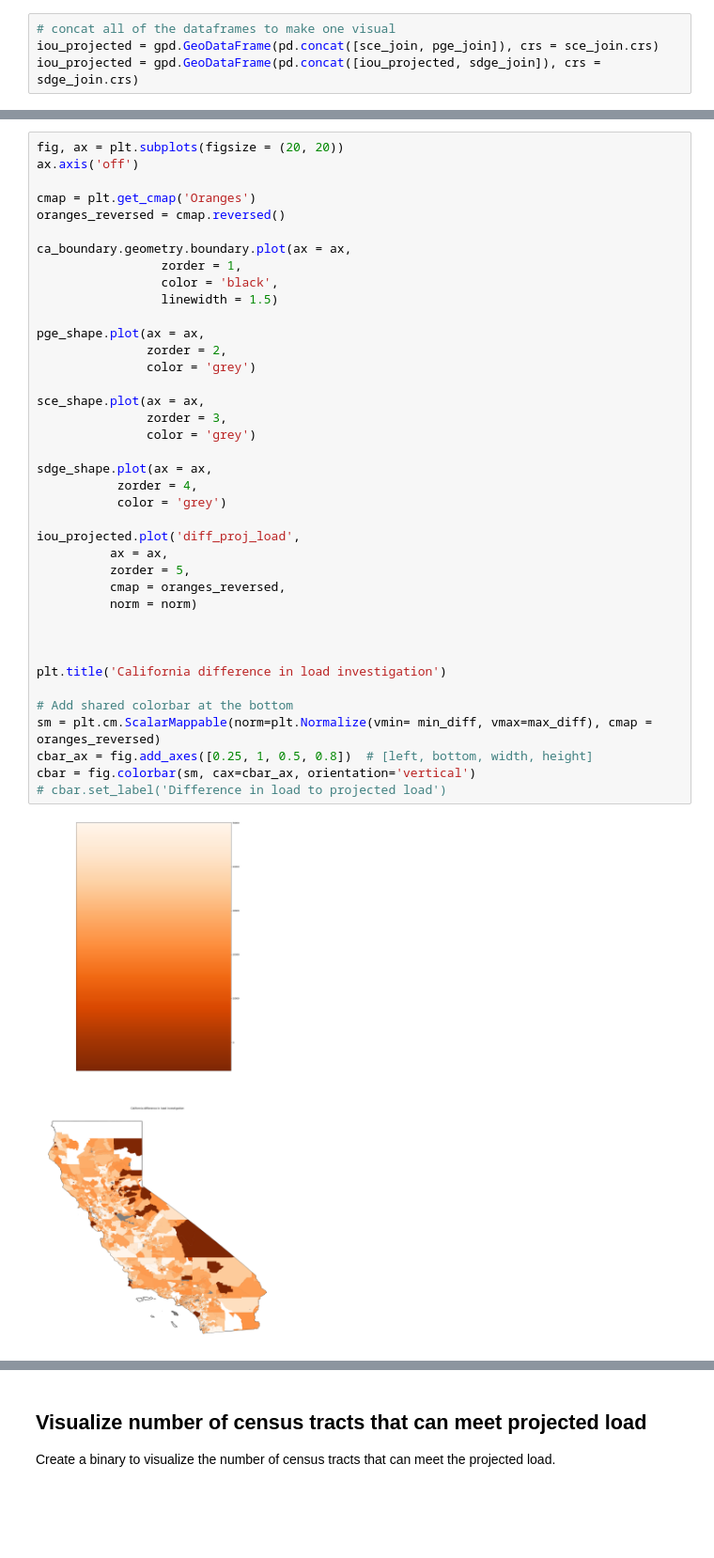
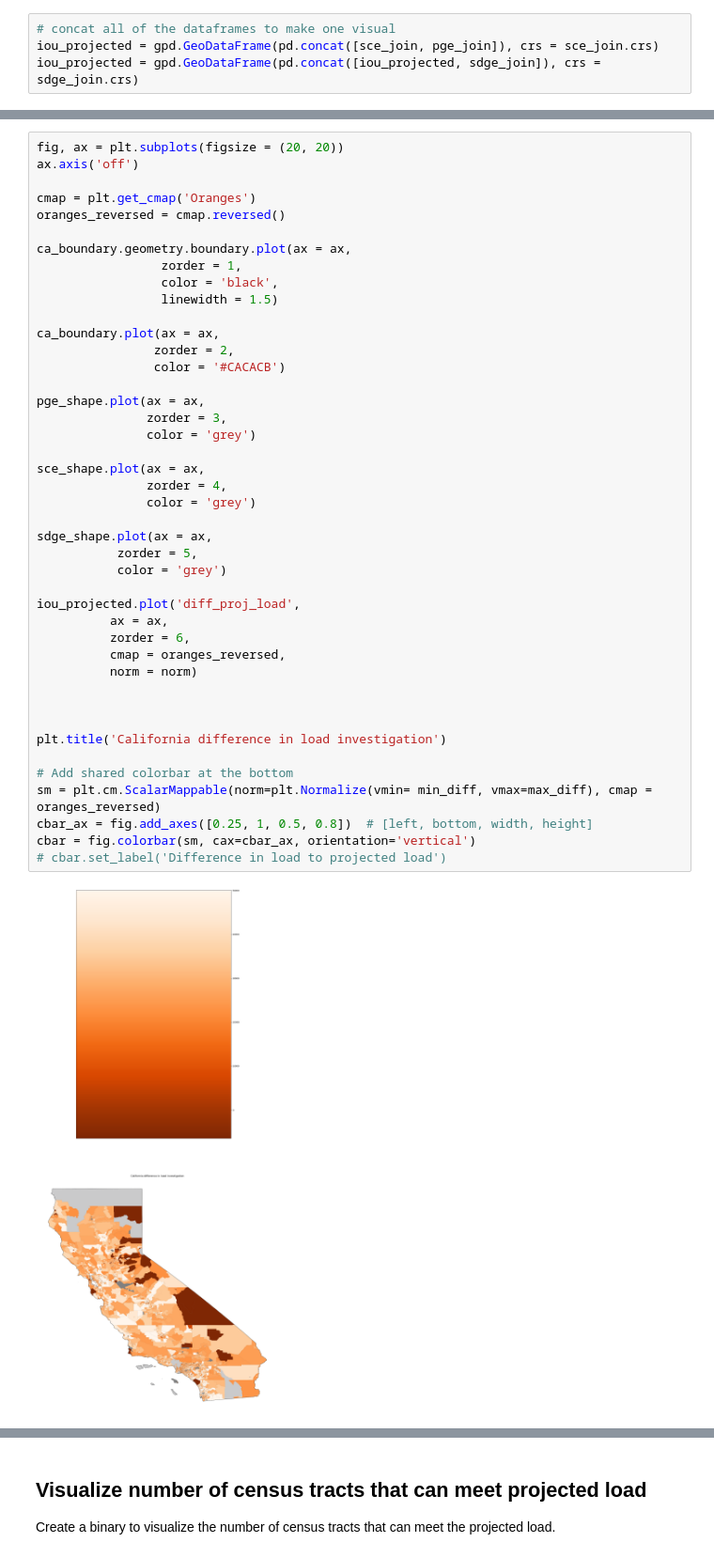
Before and after one commit to ElectriGrid/projected-load-analysis, a Jupyter notebook: headroom_vs_projected.ipynb, the cells around one changed output, grey strips where cells are left out. Shown at 94% size. Saved outputs shown, nothing was run; the diff lists cells and outputs as text; blank space fills up the shorter version.

```diff
--- a/headroom_vs_projected.ipynb
+++ b/headroom_vs_projected.ipynb
@@ -387,35 +297,39 @@ oranges_reversed = cmap.reversed()
 
 ca_boundary.geometry.boundary.plot(ax = ax,
                  zorder = 1,
                  color = 'black',
                  linewidth = 1.5)
 
+ca_boundary.plot(ax = ax,
+                zorder = 2,
+                color = '#CACACB')
+
 pge_shape.plot(ax = ax,
-               zorder = 2,
+               zorder = 3,
                color = 'grey')
 
 sce_shape.plot(ax = ax,
-               zorder = 3,
+               zorder = 4,
                color = 'grey')
 
 sdge_shape.plot(ax = ax,
-           zorder = 4,
+           zorder = 5,
            color = 'grey')
 
 iou_projected.plot('diff_proj_load',
           ax = ax,
-          zorder = 5,
+          zorder = 6,
           cmap = oranges_reversed,
           norm = norm)
 
 
 
 plt.title('California difference in load investigation')
 
 # Add shared colorbar at the bottom
 sm = plt.cm.ScalarMappable(norm=plt.Normalize(vmin= min_diff, vmax=max_diff), cmap = oranges_reversed)
 cbar_ax = fig.add_axes([0.25, 1, 0.5, 0.8])  # [left, bottom, width, height]
 cbar = fig.colorbar(sm, cax=cbar_ax, orientation='vertical')
 # cbar.set_label('Difference in load to projected load')
 # %% [output]
-[figure, old version]
+[figure, new version]
```
Also changed, not shown: parts of 18 cells of this notebook.
